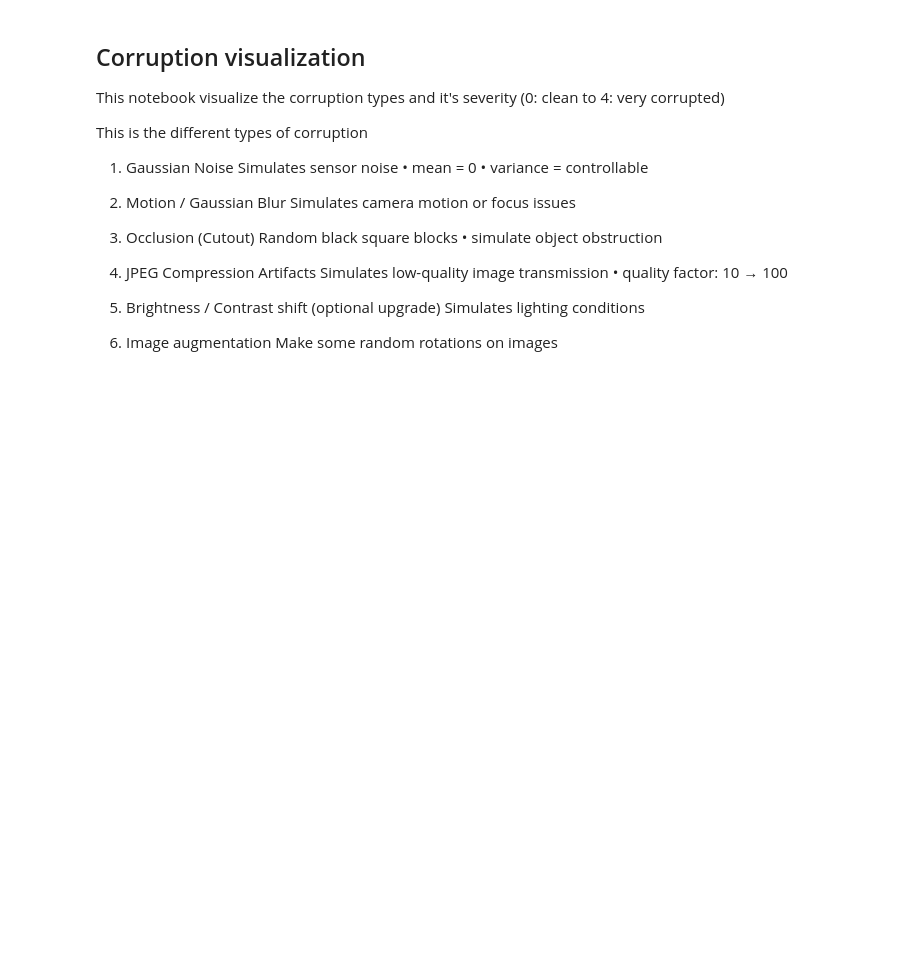
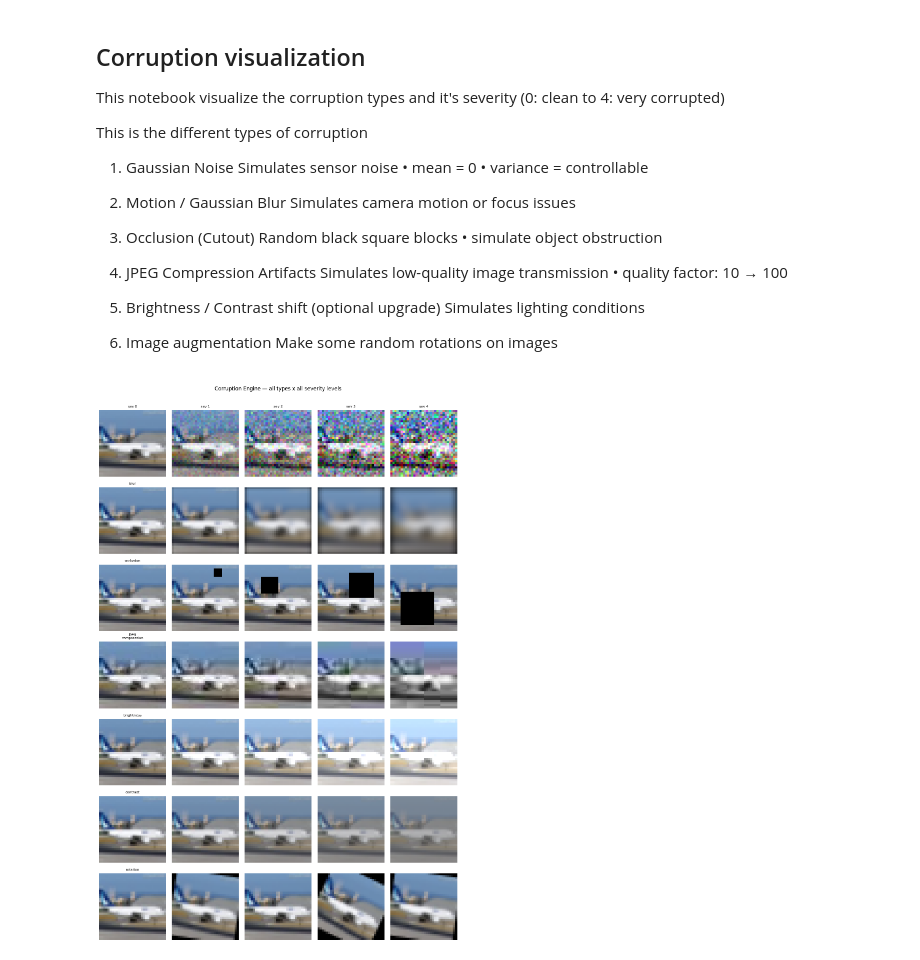
Before and after one commit to soufianboukir/robust-vision-benchmark, a Jupyter notebook: notebooks/corruption_visualization.ipynb, the cells around one changed output. Drawn from its saved outputs; the diff is of its cells as text; code cells hidden in the pictures; blank space fills up the shorter version.

Commit message:
visualize corruptions

```diff
--- a/notebooks/corruption_visualization.ipynb
+++ b/notebooks/corruption_visualization.ipynb
@@ -29,31 +29,39 @@ Make some random rotations on images
 # %%
 import torch, matplotlib.pyplot as plt
 from torchvision import datasets, transforms
+
+import sys, os
+sys.path.insert(0, os.path.abspath(".."))
+
 from src.datasets.corruption_engine import apply_corruption, CORRUPTION_TYPES
 
+DATA_PATH = os.path.join('..', 'data', 'raw')
+
 # Load one batch from CIFAR-10
-dataset = datasets.CIFAR10(root='data/raw', train=False, download=True,
+dataset = datasets.CIFAR10(root=DATA_PATH, train=False, download=False,
                            transform=transforms.ToTensor())
-img, label = dataset[0]   # shape: (3, 32, 32), float [0,1]
+img, label = dataset[90]   # shape: (3, 32, 32), float [0,1]
 
 severities = [0, 1, 2, 3, 4]
 corruptions = ["gaussian_noise", "blur", "occlusion",
                "jpeg_compression", "brightness", "contrast", "rotation"]
 
 fig, axes = plt.subplots(len(corruptions), len(severities),
                          figsize=(12, 18))
 
 for row, ctype in enumerate(corruptions):
     for col, sev in enumerate(severities):
         corrupted = apply_corruption(img, ctype, sev)
         axes[row, col].imshow(corrupted.permute(1, 2, 0).numpy())
         axes[row, col].axis("off")
         if col == 0:
             axes[row, col].set_title(ctype.replace("_", "\n"), fontsize=8)
         if row == 0:
             axes[row, col].set_title(f"sev {sev}", fontsize=8)
 
-plt.suptitle("Corruption Engine — all types × all severity levels", y=1.01)
+plt.suptitle("Corruption Engine — all types x all severity levels", y=1.01)
 plt.tight_layout()
-plt.savefig("results/plots/corruption_grid.png", dpi=150, bbox_inches="tight")
+plt.savefig("../results/plots/corruption_grid.png", dpi=150, bbox_inches="tight")
 plt.show()
+# %% [output]
+[figure, added]
```
Also changed, not shown: 5 other files.
